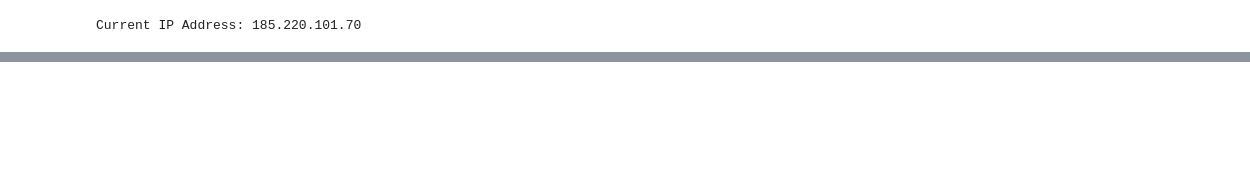
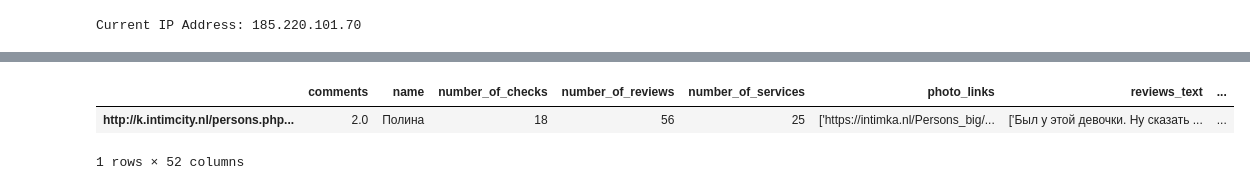
Before and after one commit to DmitrySerg/Data-Driven-Prostitutes, a Jupyter notebook: Parsers/Parser.ipynb, the cells around one changed output, grey strips where cells are left out. Drawn from its saved outputs; the diff is of its cells as text; code cells hidden in the pictures; blank space fills up the shorter version.

```diff
--- a/Parsers/Parser.ipynb
+++ b/Parsers/Parser.ipynb
@@ -271,0 +261,6 @@ pd.DataFrame(full_data).T.head(2)
+# %%
+full_data_df[full_data_df["Вес"]==30]
+# %% [output]
+|  | comments | name | number_of_checks | number_of_reviews | number_of_services | photo_links | reviews_text | ... |
+| http://k.intimcity.nl/persons.php... | 2.0 | Полина | 18 | 56 | 25 | ['https://intimka.nl/Persons_big/... | ['Был у этой девочки. Ну сказать ... | ... |
+1 rows × 52 columns
```
Also changed, not shown: parts of 23 cells of this notebook.
